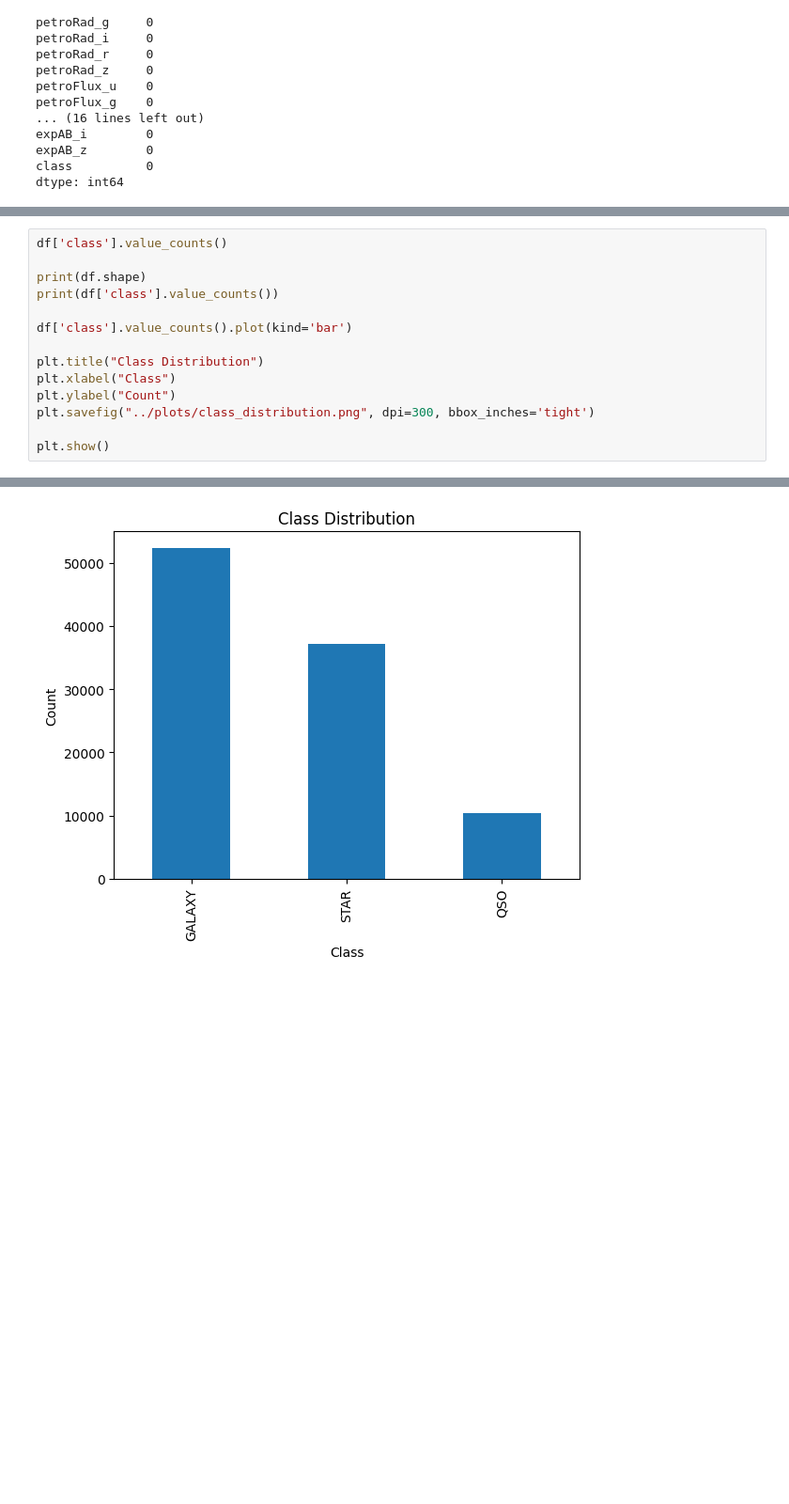
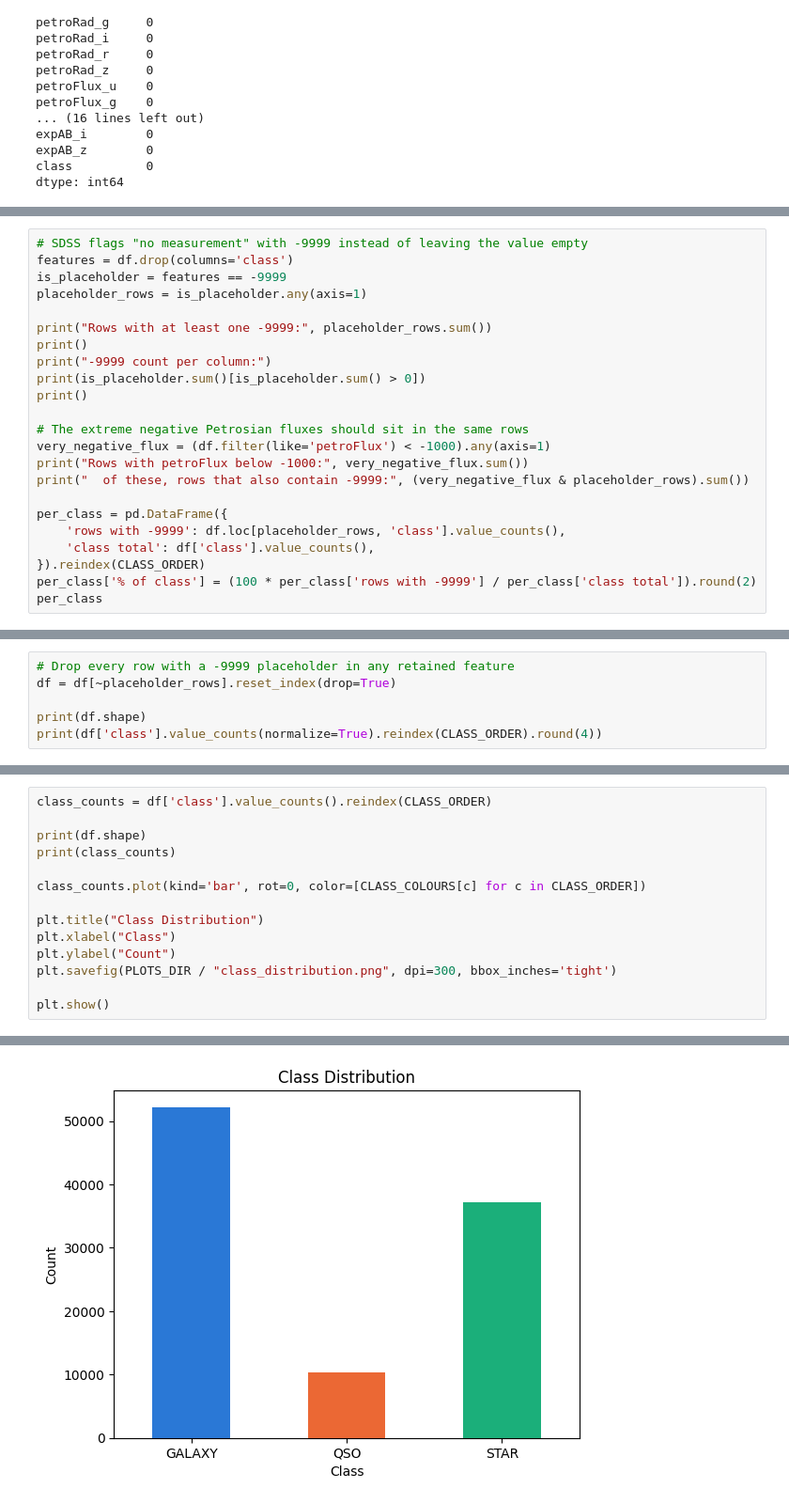
Before and after one commit to OmeedLodin/stellar-classification, a Jupyter notebook: notebooks/01_data_exploration.ipynb, the cells around one changed output, grey strips where cells are left out. Shown at 94% size. Saved outputs shown, nothing was run; the diff lists cells and outputs as text; blank space fills up the shorter version.

Commit message:
Complete data exploration notebook

```diff
--- a/notebooks/01_data_exploration.ipynb
+++ b/notebooks/01_data_exploration.ipynb
@@ -135,0 +164,23 @@ The dataset contains no missing values across the selected features, therefore n
+# %%
+# SDSS flags "no measurement" with -9999 instead of leaving the value empty
+features = df.drop(columns='class')
+is_placeholder = features == -9999
+placeholder_rows = is_placeholder.any(axis=1)
+
+print("Rows with at least one -9999:", placeholder_rows.sum())
+print()
+print("-9999 count per column:")
+print(is_placeholder.sum()[is_placeholder.sum() > 0])
+print()
+
+# The extreme negative Petrosian fluxes should sit in the same rows
+very_negative_flux = (df.filter(like='petroFlux') < -1000).any(axis=1)
+print("Rows with petroFlux below -1000:", very_negative_flux.sum())
+print("  of these, rows that also contain -9999:", (very_negative_flux & placeholder_rows).sum())
+
+per_class = pd.DataFrame({
+    'rows with -9999': df.loc[placeholder_rows, 'class'].value_counts(),
+    'class total': df['class'].value_counts(),
+}).reindex(CLASS_ORDER)
+per_class['% of class'] = (100 * per_class['rows with -9999'] / per_class['class total']).round(2)
+per_class
@@ -135,0 +219,6 @@ The dataset contains no missing values across the selected features, therefore n
+# %%
+# Drop every row with a -9999 placeholder in any retained feature
+df = df[~placeholder_rows].reset_index(drop=True)
+
+print(df.shape)
+print(df['class'].value_counts(normalize=True).reindex(CLASS_ORDER).round(4))
@@ -143,15 +326,15 @@ particularly for underrepresented classes.
 # %%
-df['class'].value_counts()
+class_counts = df['class'].value_counts().reindex(CLASS_ORDER)
 
 print(df.shape)
-print(df['class'].value_counts())
+print(class_counts)
 
-df['class'].value_counts().plot(kind='bar')
+class_counts.plot(kind='bar', rot=0, color=[CLASS_COLOURS[c] for c in CLASS_ORDER])
 
 plt.title("Class Distribution")
 plt.xlabel("Class")
 plt.ylabel("Count")
-plt.savefig("../plots/class_distribution.png", dpi=300, bbox_inches='tight')
+plt.savefig(PLOTS_DIR / "class_distribution.png", dpi=300, bbox_inches='tight')
 
 plt.show()
 # %% [output]
@@ -163,3 +346,3 @@ QSO       10425
 Name: count, dtype: int64
-[figure, old version]
+[figure, new version]
 # %% [markdown]
```
Also changed, not shown: parts of 62 cells of this notebook, 11 other files.
